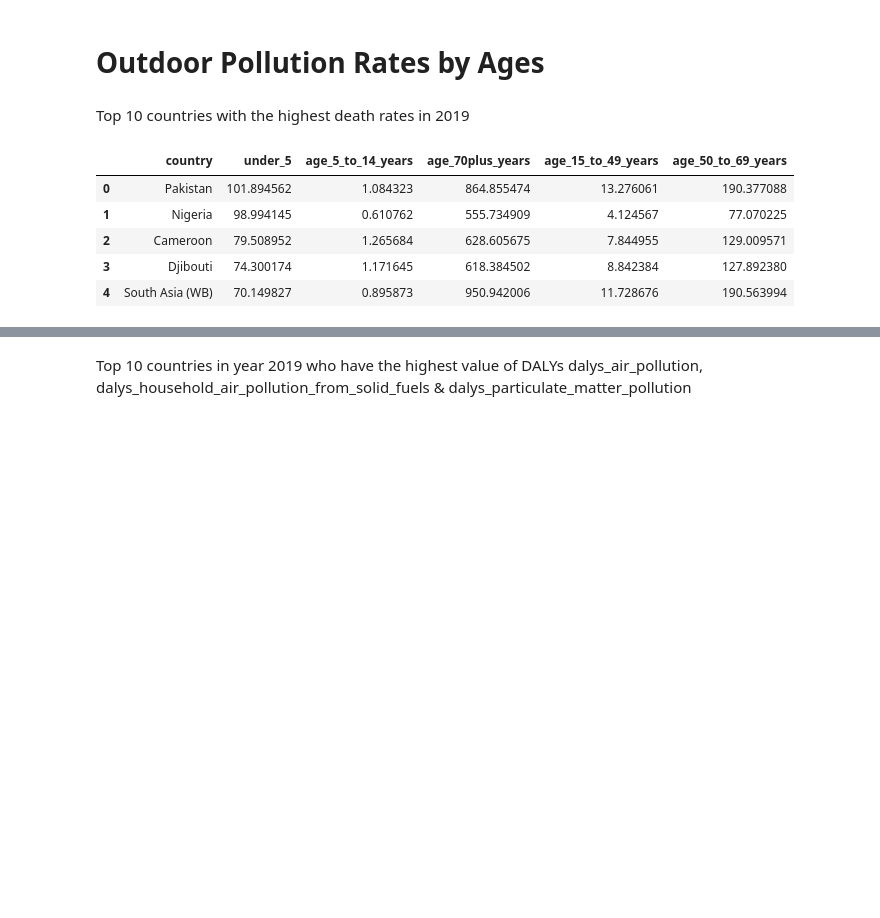
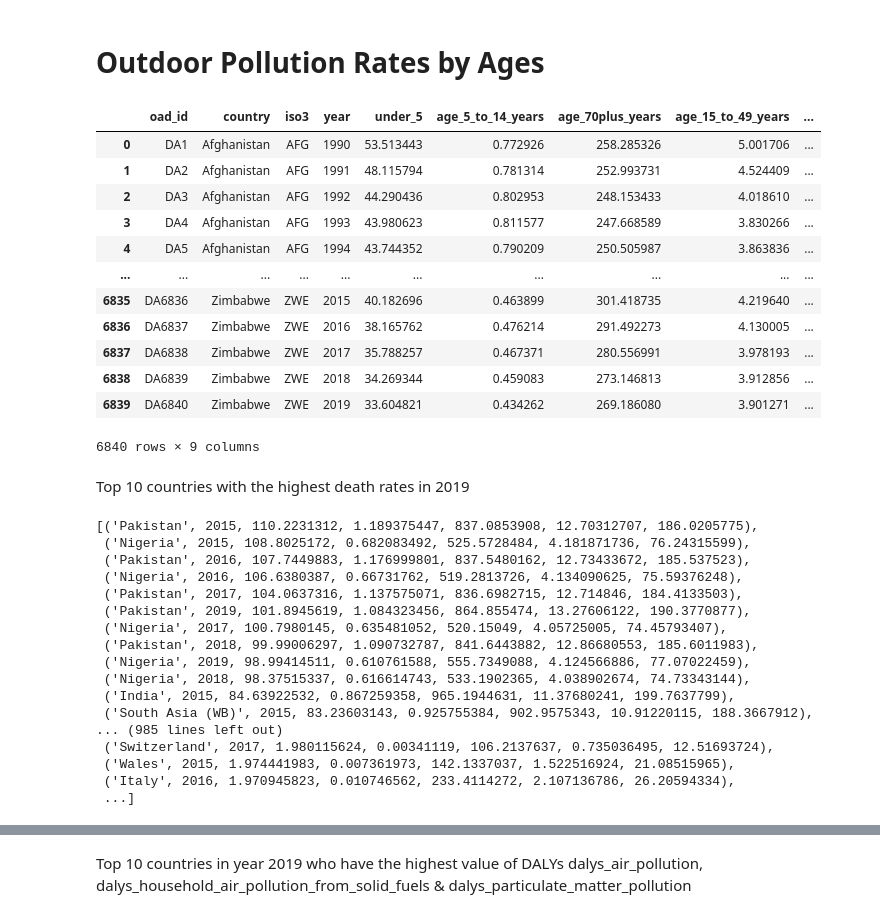
Before and after one commit to sameenshahzad/Project-3_Group-13, a Jupyter notebook: Slides & Analysis/Analysis.ipynb, the cells around one changed output, grey strips where cells are left out. Saved outputs shown, nothing was run; the diff lists cells and outputs as text; code cells hidden in the pictures; blank space fills up the shorter version.

```diff
--- a/Slides & Analysis/Analysis.ipynb
+++ b/Slides & Analysis/Analysis.ipynb
@@ -136,40 +311,68 @@ top_10_countries
 # Outdoor Pollution Rates by Ages
 # %%
 Outdoor_Air_Death_Rates_by_Age = pd.read_sql('select * from Outdoor_Air_Death_Rates_by_Age', connection)
+Outdoor_Air_Death_Rates_by_Age
+# %% [output]
+|  | oad_id | country | iso3 | year | under_5 | age_5_to_14_years | age_70plus_years | age_15_to_49_years | ... |
+| 0 | DA1 | Afghanistan | AFG | 1990 | 53.513443 | 0.772926 | 258.285326 | 5.001706 | ... |
+| 1 | DA2 | Afghanistan | AFG | 1991 | 48.115794 | 0.781314 | 252.993731 | 4.524409 | ... |
+| 2 | DA3 | Afghanistan | AFG | 1992 | 44.290436 | 0.802953 | 248.153433 | 4.018610 | ... |
+| 3 | DA4 | Afghanistan | AFG | 1993 | 43.980623 | 0.811577 | 247.668589 | 3.830266 | ... |
+| 4 | DA5 | Afghanistan | AFG | 1994 | 43.744352 | 0.790209 | 250.505987 | 3.863836 | ... |
+| ... | ... | ... | ... | ... | ... | ... | ... | ... | ... |
+| 6835 | DA6836 | Zimbabwe | ZWE | 2015 | 40.182696 | 0.463899 | 301.418735 | 4.219640 | ... |
+| 6836 | DA6837 | Zimbabwe | ZWE | 2016 | 38.165762 | 0.476214 | 291.492273 | 4.130005 | ... |
+| 6837 | DA6838 | Zimbabwe | ZWE | 2017 | 35.788257 | 0.467371 | 280.556991 | 3.978193 | ... |
+| 6838 | DA6839 | Zimbabwe | ZWE | 2018 | 34.269344 | 0.459083 | 273.146813 | 3.912856 | ... |
+| 6839 | DA6840 | Zimbabwe | ZWE | 2019 | 33.604821 | 0.434262 | 269.186080 | 3.901271 | ... |
+6840 rows × 9 columns
 # %% [markdown]
 Top 10 countries with the highest death rates in 2019
 # %%
 # Query the Outdoor_air_death_rates_by_age table to get the top 10 countries with highest death rates in 2019 for the specified age groups
-results = session.query(
+age_pollution_results = session.query(
     Outdoor_air_death_rates_by_age.country,
+    Outdoor_air_death_rates_by_age.year,
     func.sum(Outdoor_air_death_rates_by_age.under_5).label('under_5'),
     func.sum(Outdoor_air_death_rates_by_age.age_5_to_14_years).label('age_5_to_14_years'),
     func.sum(Outdoor_air_death_rates_by_age.age_70plus_years).label('age_70plus_years'),
     func.sum(Outdoor_air_death_rates_by_age.age_15_to_49_years).label('age_15_to_49_years'),
     func.sum(Outdoor_air_death_rates_by_age.age_50_to_69_years).label('age_50_to_69_years')
 ).filter(
-    Outdoor_air_death_rates_by_age.year == 2019
+    Outdoor_air_death_rates_by_age.year >= 2015
 ).group_by(
-    Outdoor_air_death_rates_by_age.country
+    Outdoor_air_death_rates_by_age.country,
+     Outdoor_air_death_rates_by_age.year
 ).order_by(
     func.sum(Outdoor_air_death_rates_by_age.under_5).desc(),
     func.sum(Outdoor_air_death_rates_by_age.age_5_to_14_years).desc(),
     func.sum(Outdoor_air_death_rates_by_age.age_70plus_years).desc(),
     func.sum(Outdoor_air_death_rates_by_age.age_15_to_49_years).desc(),
     func.sum(Outdoor_air_death_rates_by_age.age_50_to_69_years).desc()
-).limit(10).all()
+).all()
 
 # Convert the query results to a pandas DataFrame
-df = pd.DataFrame(results, columns=[
-    'country', 'under_5', 'age_5_to_14_years', 'age_70plus_years', 'age_15_to_49_years', 'age_50_to_69_years'
+df = pd.DataFrame(age_pollution_results, columns=[
+    'country',"year", 'under_5', 'age_5_to_14_years', 'age_70plus_years', 'age_15_to_49_years', 'age_50_to_69_years'
 ])
 
 # Display the DataFrame
-df.head()
+age_pollution_results
 # %% [output]
-|  | country | under_5 | age_5_to_14_years | age_70plus_years | age_15_to_49_years | age_50_to_69_years |
-| 0 | Pakistan | 101.894562 | 1.084323 | 864.855474 | 13.276061 | 190.377088 |
-| 1 | Nigeria | 98.994145 | 0.610762 | 555.734909 | 4.124567 | 77.070225 |
-| 2 | Cameroon | 79.508952 | 1.265684 | 628.605675 | 7.844955 | 129.009571 |
-| 3 | Djibouti | 74.300174 | 1.171645 | 618.384502 | 8.842384 | 127.892380 |
-| 4 | South Asia (WB) | 70.149827 | 0.895873 | 950.942006 | 11.728676 | 190.563994 |
+[('Pakistan', 2015, 110.2231312, 1.189375447, 837.0853908, 12.70312707, 186.0205775),
+ ('Nigeria', 2015, 108.8025172, 0.682083492, 525.5728484, 4.181871736, 76.24315599),
+ ('Pakistan', 2016, 107.7449883, 1.176999801, 837.5480162, 12.73433672, 185.537523),
+ ('Nigeria', 2016, 106.6380387, 0.66731762, 519.2813726, 4.134090625, 75.59376248),
+ ('Pakistan', 2017, 104.0637316, 1.137575071, 836.6982715, 12.714846, 184.4133503),
+ ('Pakistan', 2019, 101.8945619, 1.084323456, 864.855474, 13.27606122, 190.3770877),
+ ('Nigeria', 2017, 100.7980145, 0.635481052, 520.15049, 4.05725005, 74.45793407),
+ ('Pakistan', 2018, 99.99006297, 1.090732787, 841.6443882, 12.86680553, 185.6011983),
+ ('Nigeria', 2019, 98.99414511, 0.610761588, 555.7349088, 4.124566886, 77.07022459),
+ ('Nigeria', 2018, 98.37515337, 0.616614743, 533.1902365, 4.038902674, 74.73343144),
+ ('India', 2015, 84.63922532, 0.867259358, 965.1944631, 11.37680241, 199.7637799),
+ ('South Asia (WB)', 2015, 83.23603143, 0.925755384, 902.9575343, 10.91220115, 188.3667912),
+... (985 lines left out)
+ ('Switzerland', 2017, 1.980115624, 0.00341119, 106.2137637, 0.735036495, 12.51693724),
+ ('Wales', 2015, 1.974441983, 0.007361973, 142.1337037, 1.522516924, 21.08515965),
+ ('Italy', 2016, 1.970945823, 0.010746562, 233.4114272, 2.107136786, 26.20594334),
+ ...]
```
Also changed, not shown: parts of 30 cells of this notebook, 5 other files.
